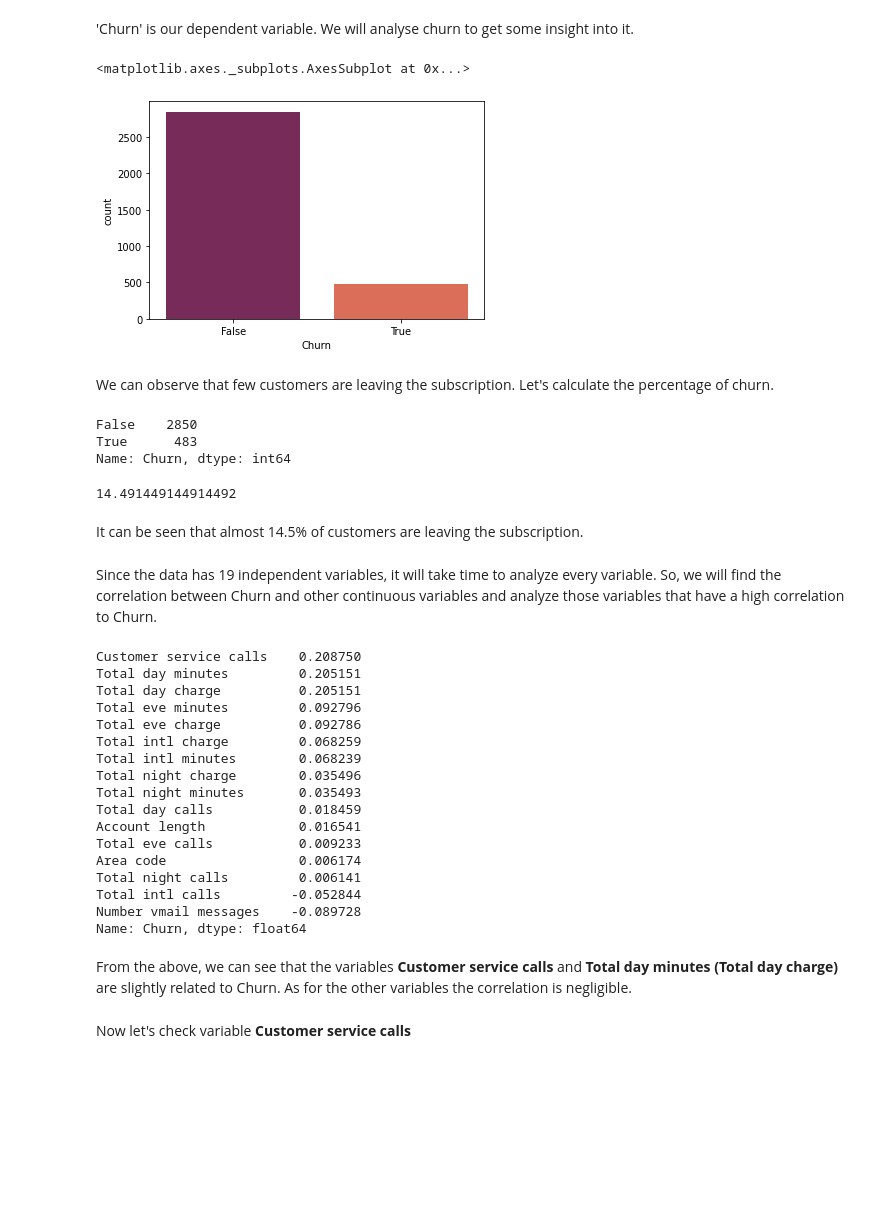
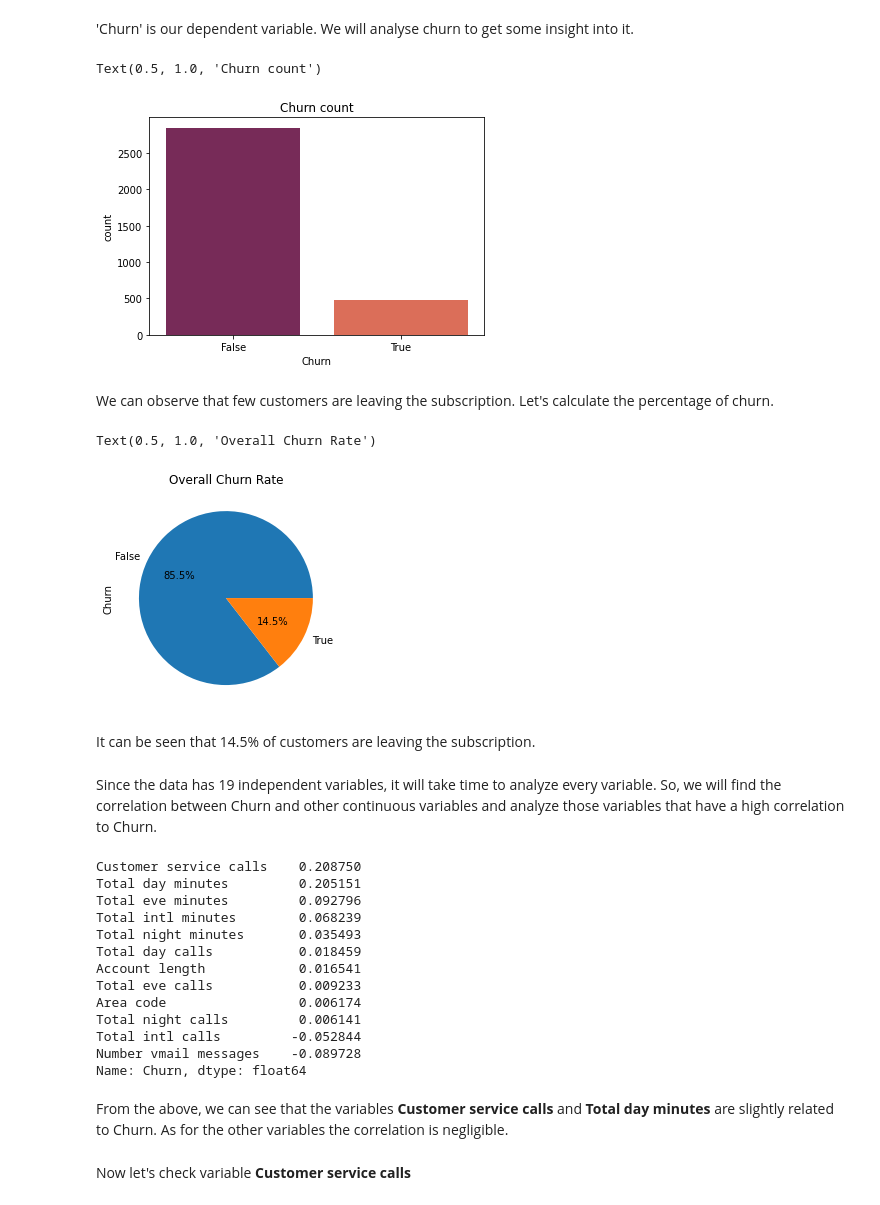
Before and after one commit to nayan136/Capstone-Project---Telecom-Churn-Analysis, a Jupyter notebook: Telecom_Churn_Analysis_New_Capstone_Project.ipynb, the cells around one changed output. Saved outputs shown, nothing was run; the diff lists cells and outputs as text; code cells hidden in the pictures; blank space fills up the shorter version.

```diff
--- a/Telecom_Churn_Analysis_New_Capstone_Project.ipynb
+++ b/Telecom_Churn_Analysis_New_Capstone_Project.ipynb
@@ -18,6 +17,9 @@ import matplotlib.pyplot as plt
 import seaborn as sns
 
 %matplotlib inline
+font = {'family' : 'normal',
+        'size'   : 15}
+plt.rc('font', **font)
 # %%
 # Mount your drive and read the csv file. Make sure you are using the correct file path
 from google.colab import drive
@@ -181,46 +158,37 @@ sns.heatmap(corr, annot = True)
 
 Therefore we can choose any one variable from each pair for analyzing the churn.
 # %%
-# drop columns
-#df.drop(['Total day charge','Total eve charge','Total night charge','Total intl charge'],axis=1, inplace=True)
+# create a new dataframe one variable from each pair
+new_df = df.drop(['Total day charge','Total eve charge','Total night charge','Total intl charge'],axis=1)
 # %% [markdown]
 **First things first: analysing 'Churn'**
 # %% [markdown]
 'Churn' is our dependent variable. We will analyse churn to get some insight into it.
 # %%
-sns.countplot(df['Churn'],palette='rocket')
+sns.countplot(new_df['Churn'],palette='rocket')
+plt.title('Churn count')
 # %% [output]
-<matplotlib.axes._subplots.AxesSubplot at 0x...>
+Text(0.5, 1.0, 'Churn count')
-[figure, old version]
+[figure, new version]
 # %% [markdown]
 We can observe that few customers are leaving the subscription. Let's calculate the percentage of churn.
-# %%
-df['Churn'].value_counts()
-# %% [output]
-False    2850
-True      483
-Name: Churn, dtype: int64
-# %%
-# calculate churn percentage
-df_churn = pd.DataFrame(df['Churn'].value_counts())
-df_churn.Churn[1]/(df_churn.Churn[0]+df_churn.Churn[1])*100
-# %% [output]
-14.491449144914492
+# %%
+new_df['Churn'].value_counts().plot(kind='pie',autopct='%1.1f%%')
+plt.title('Overall Churn Rate')
+# %% [output]
+Text(0.5, 1.0, 'Overall Churn Rate')
+[figure, added]
 # %% [markdown]
-It can be seen that almost 14.5% of customers are leaving the subscription.
+It can be seen that 14.5% of customers are leaving the subscription.
 # %% [markdown]
 Since the data has 19 independent variables, it will take time to analyze every variable. So, we will find the correlation between Churn and other continuous variables and analyze those variables that have a high correlation to Churn.
 # %%
-df.corr()['Churn'][:-1].sort_values(ascending=False)
+new_df.corr()['Churn'][:-1].sort_values(ascending=False)
 # %% [output]
 Customer service calls    0.208750
 Total day minutes         0.205151
-Total day charge          0.205151
 Total eve minutes         0.092796
-Total eve charge          0.092786
-Total intl charge         0.068259
 Total intl minutes        0.068239
-Total night charge        0.035496
 Total night minutes       0.035493
 Total day calls           0.018459
 Account length            0.016541
@@ -231,7 +199,7 @@ Total intl calls         -0.052844
 Number vmail messages    -0.089728
 Name: Churn, dtype: float64
 # %% [markdown]
-From the above, we can see that the variables **Customer service calls** and **Total day minutes (Total day charge)** are slightly related to Churn. As for the other variables the correlation is negligible.
+From the above, we can see that the variables **Customer service calls** and **Total day minutes** are slightly related to Churn. As for the other variables the correlation is negligible.
 # %% [markdown]
 Now let's check variable **Customer service calls**
 # %%
```
Also changed, not shown: parts of 37 cells of this notebook.
